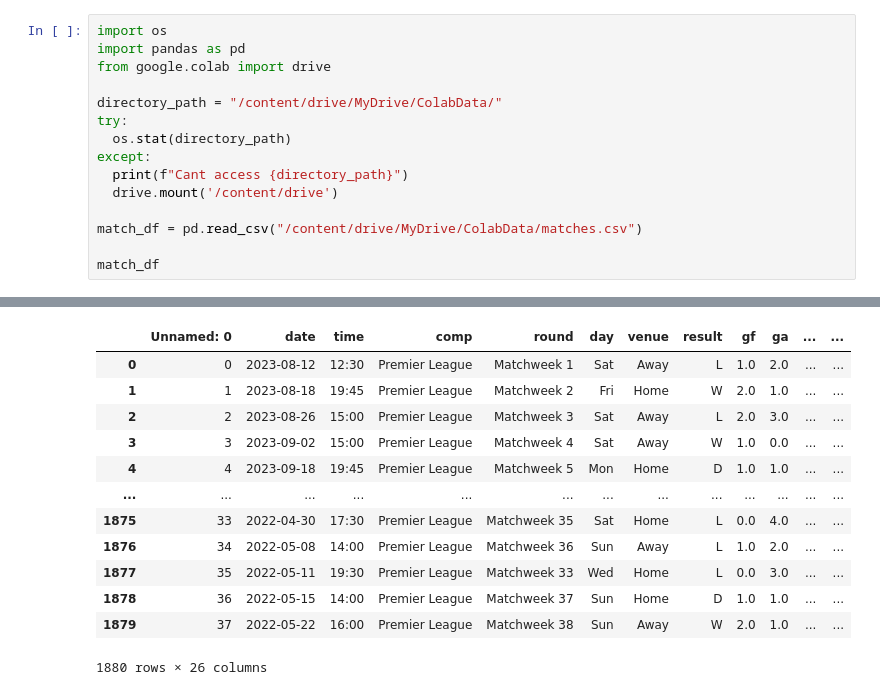
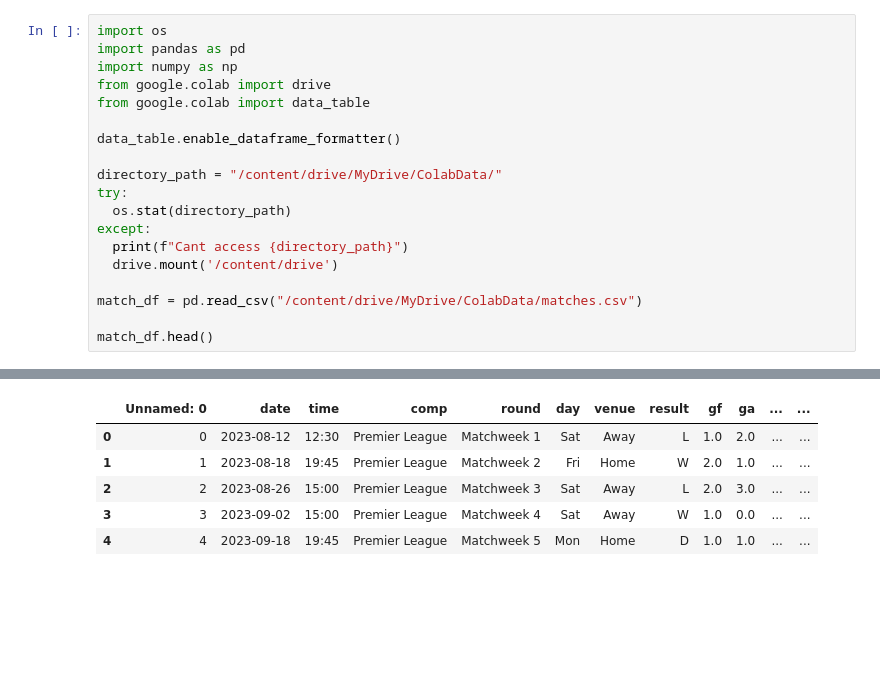
Before and after one commit to markiroberts/gogglecolab01, a Jupyter notebook: 03_pt02_Use_matches_csv.ipynb, the cells around one changed output, grey strips where cells are left out. Cells and saved outputs as stored; diff of their text form; blank space fills up the shorter version.

```diff
--- a/03_pt02_Use_matches_csv.ipynb
+++ b/03_pt02_Use_matches_csv.ipynb
@@ -3,7 +3,11 @@
 # %%
 import os
 import pandas as pd
+import numpy as np
 from google.colab import drive
+from google.colab import data_table
+
+data_table.enable_dataframe_formatter()
 
 directory_path = "/content/drive/MyDrive/ColabData/"
 try:
@@ -14,5 +18,5 @@ except:
 
 match_df = pd.read_csv("/content/drive/MyDrive/ColabData/matches.csv")
 
-match_df
+match_df.head()
 # %% [output]
@@ -19,13 +24,6 @@ match_df
 |  | Unnamed: 0 | date | time | comp | round | day | venue | result | gf | ga | ... | ... |
 | 0 | 0 | 2023-08-12 | 12:30 | Premier League | Matchweek 1 | Sat | Away | L | 1.0 | 2.0 | ... | ... |
 | 1 | 1 | 2023-08-18 | 19:45 | Premier League | Matchweek 2 | Fri | Home | W | 2.0 | 1.0 | ... | ... |
 | 2 | 2 | 2023-08-26 | 15:00 | Premier League | Matchweek 3 | Sat | Away | L | 2.0 | 3.0 | ... | ... |
 | 3 | 3 | 2023-09-02 | 15:00 | Premier League | Matchweek 4 | Sat | Away | W | 1.0 | 0.0 | ... | ... |
 | 4 | 4 | 2023-09-18 | 19:45 | Premier League | Matchweek 5 | Mon | Home | D | 1.0 | 1.0 | ... | ... |
-| ... | ... | ... | ... | ... | ... | ... | ... | ... | ... | ... | ... | ... |
-| 1875 | 33 | 2022-04-30 | 17:30 | Premier League | Matchweek 35 | Sat | Home | L | 0.0 | 4.0 | ... | ... |
-| 1876 | 34 | 2022-05-08 | 14:00 | Premier League | Matchweek 36 | Sun | Away | L | 1.0 | 2.0 | ... | ... |
-| 1877 | 35 | 2022-05-11 | 19:30 | Premier League | Matchweek 33 | Wed | Home | L | 0.0 | 3.0 | ... | ... |
-| 1878 | 36 | 2022-05-15 | 14:00 | Premier League | Matchweek 37 | Sun | Home | D | 1.0 | 1.0 | ... | ... |
-| 1879 | 37 | 2022-05-22 | 16:00 | Premier League | Matchweek 38 | Sun | Away | W | 2.0 | 1.0 | ... | ... |
-1880 rows × 26 columns
```
Also changed, not shown: parts of 3 cells of this notebook.
